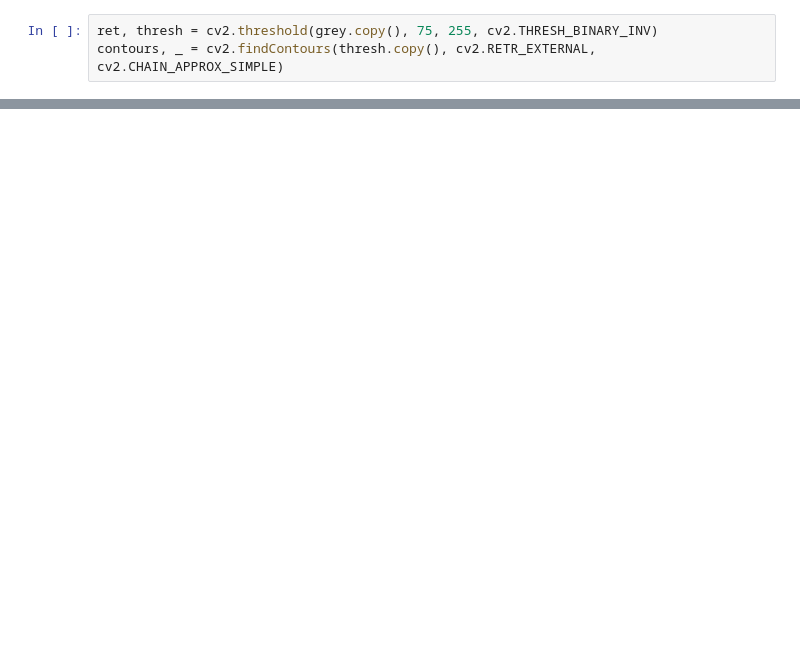
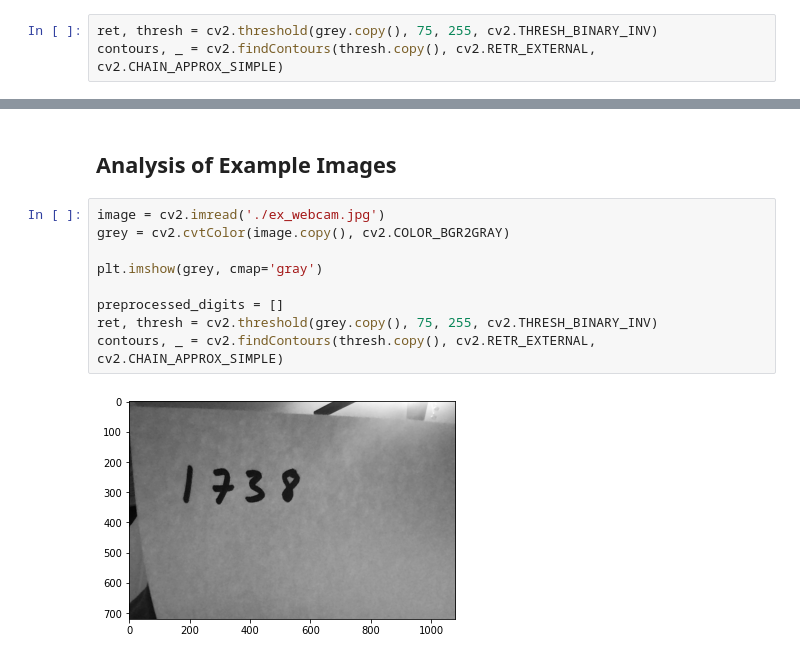
Before and after one commit to davidjperez00/ideal-funicular, a Jupyter notebook: model_analytics/MLP_v1_data_augmentation.ipynb, the cells around one changed output, grey strips where cells are left out. Saved outputs shown, nothing was run; the diff lists cells and outputs as text; blank space fills up the shorter version.

```diff
--- a/model_analytics/MLP_v1_data_augmentation.ipynb
+++ b/model_analytics/MLP_v1_data_augmentation.ipynb
@@ -69,0 +98,13 @@ plt.imshow(image)
+# %% [markdown]
+## Analysis of Example Images
+# %%
+image = cv2.imread('./ex_webcam.jpg')
+grey = cv2.cvtColor(image.copy(), cv2.COLOR_BGR2GRAY)
+
+plt.imshow(grey, cmap='gray')
+
+preprocessed_digits = []
+ret, thresh = cv2.threshold(grey.copy(), 75, 255, cv2.THRESH_BINARY_INV)
+contours, _ = cv2.findContours(thresh.copy(), cv2.RETR_EXTERNAL, cv2.CHAIN_APPROX_SIMPLE)
+# %% [output]
+[figure, added]
```
Also changed, not shown: parts of 12 cells of this notebook, 2 other files.
